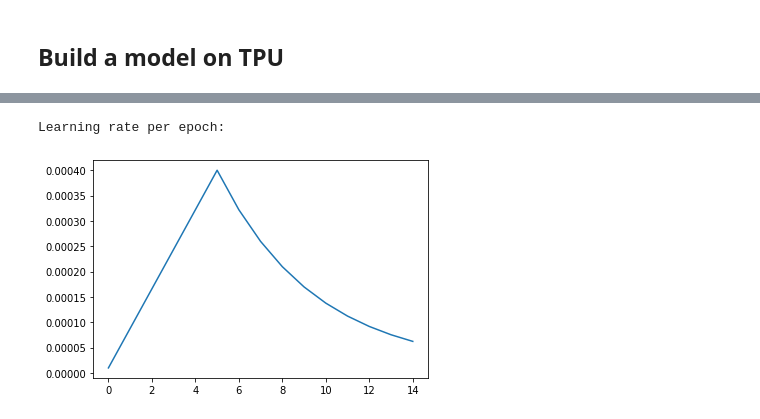
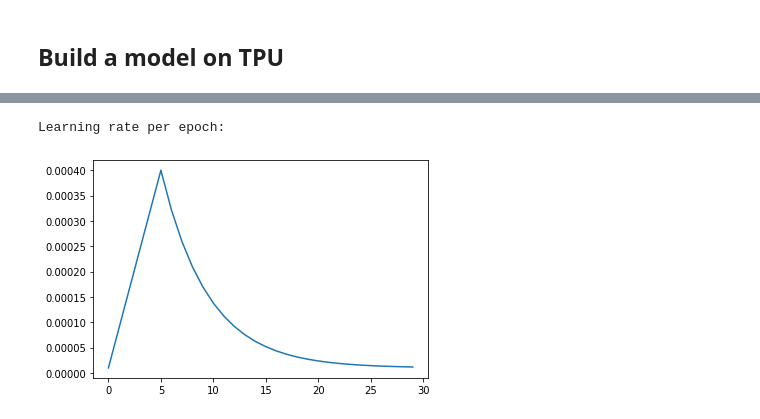
Before and after one commit to Gladiator07/GPU-vs-TPU, a Jupyter notebook: tpu_tf/tpu_tf.ipynb, the cells around one changed output, grey strips where cells are left out. Saved outputs shown, nothing was run; the diff lists cells and outputs as text; code cells hidden in the pictures.

```diff
--- a/tpu_tf/tpu_tf.ipynb
+++ b/tpu_tf/tpu_tf.ipynb
@@ -389,30 +387,30 @@ print(short_model_summary)
 # %%
-EPOCHS = 20
+EPOCHS = 30
 
 start_lr = 0.00001
 min_lr = 0.00001
 max_lr = 0.00005 * strategy.num_replicas_in_sync
 rampup_epochs = 5
 sustain_epochs = 0
 exp_decay = .8
 
 def lrfn(epoch):
   if epoch < rampup_epochs:
     return (max_lr - start_lr)/rampup_epochs * epoch + start_lr
   elif epoch < rampup_epochs + sustain_epochs:
     return max_lr
   else:
     return (max_lr - min_lr) * exp_decay**(epoch-rampup_epochs-sustain_epochs) + min_lr
 
 lr_callback = tf.keras.callbacks.LearningRateScheduler(lambda epoch: lrfn(epoch), verbose=True)
 
 rang = np.arange(EPOCHS)
 y = [lrfn(x) for x in rang]
 plt.plot(rang, y)
 print('Learning rate per epoch:')
 # %% [output]
 Learning rate per epoch:
-[figure, old version]
+[figure, new version]
 # %%
 # # Get TPU profiling service address. This address will be needed for capturing
 # # profile information with TensorBoard in the following steps.
```
Also changed, not shown: parts of 7 cells of this notebook.
